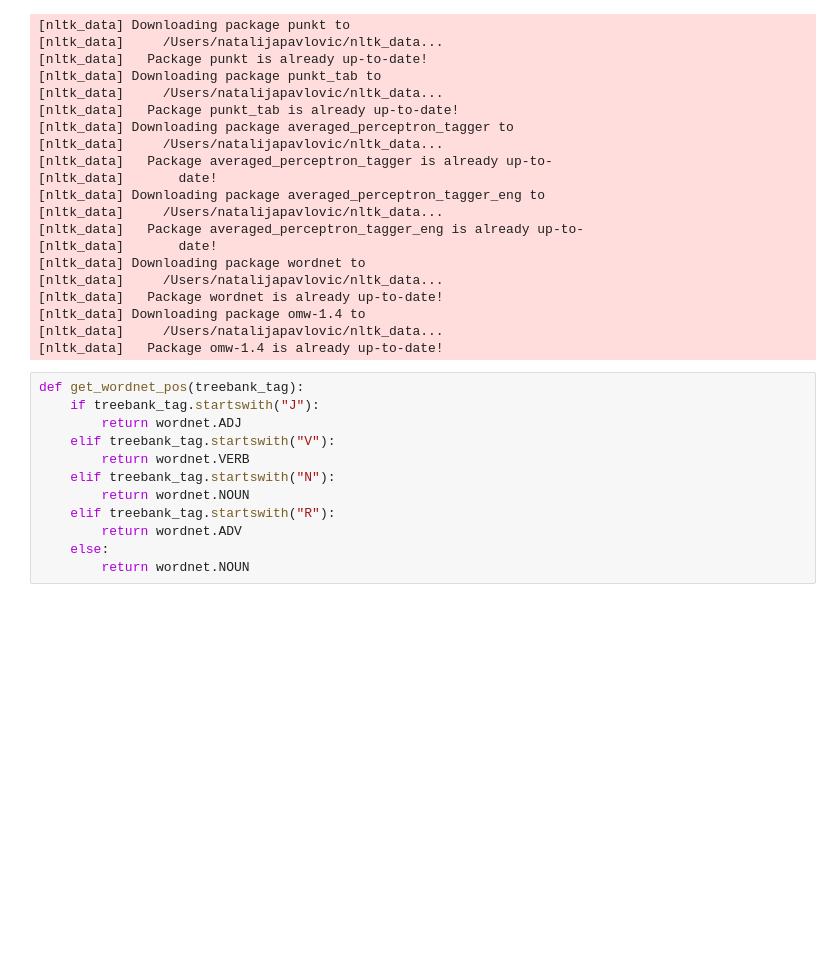
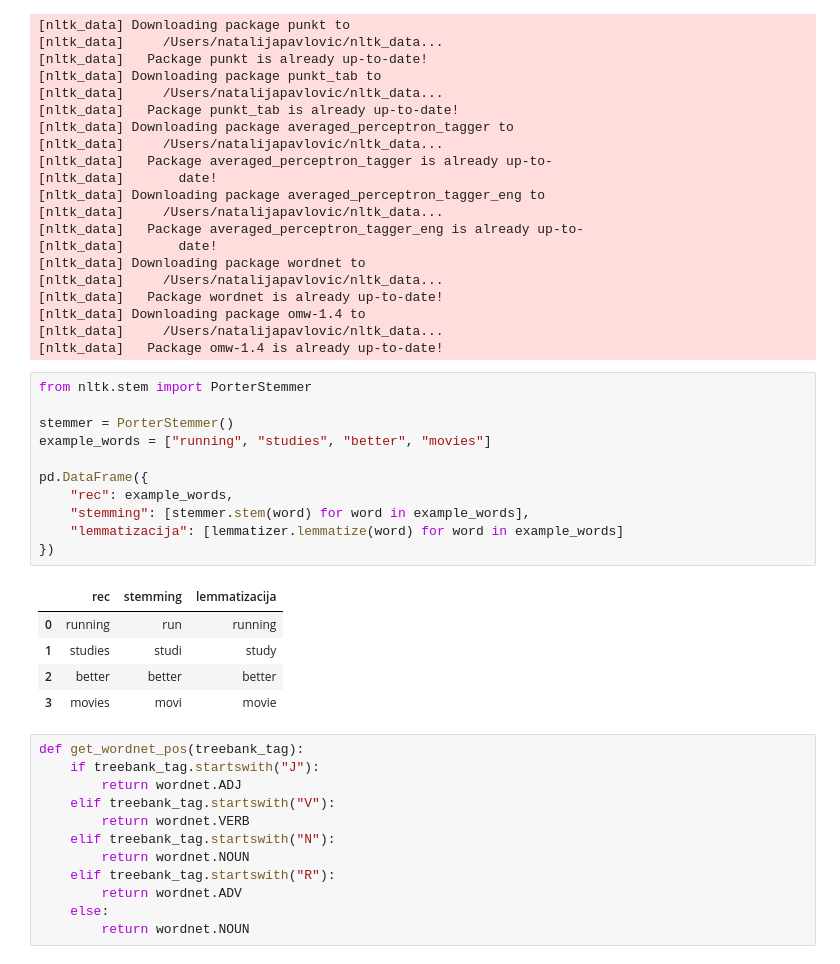
Before and after one commit to natalija529/imdb-movies, a Jupyter notebook: imdb-movies.ipynb, the cells around one changed output. Drawn from its saved outputs; the diff is of its cells as text; blank space fills up the shorter version.

```diff
--- a/imdb-movies.ipynb
+++ b/imdb-movies.ipynb
@@ -409,6 +409,23 @@ lemmatizer = WordNetLemmatizer()
 [nltk_data] Downloading package omw-1.4 to
 [nltk_data]     /Users/natalijapavlovic/nltk_data...
 [nltk_data]   Package omw-1.4 is already up-to-date!
+# %%
+from nltk.stem import PorterStemmer
+
+stemmer = PorterStemmer()
+example_words = ["running", "studies", "better", "movies"]
+
+pd.DataFrame({
+    "rec": example_words,
+    "stemming": [stemmer.stem(word) for word in example_words],
+    "lemmatizacija": [lemmatizer.lemmatize(word) for word in example_words]
+})
+# %% [output]
+|  | rec | stemming | lemmatizacija |
+| 0 | running | run | running |
+| 1 | studies | studi | study |
+| 2 | better | better | better |
+| 3 | movies | movi | movie |
 # %%
 def get_wordnet_pos(treebank_tag):
     if treebank_tag.startswith("J"):
```
Also changed, not shown: parts of 8 cells of this notebook.
